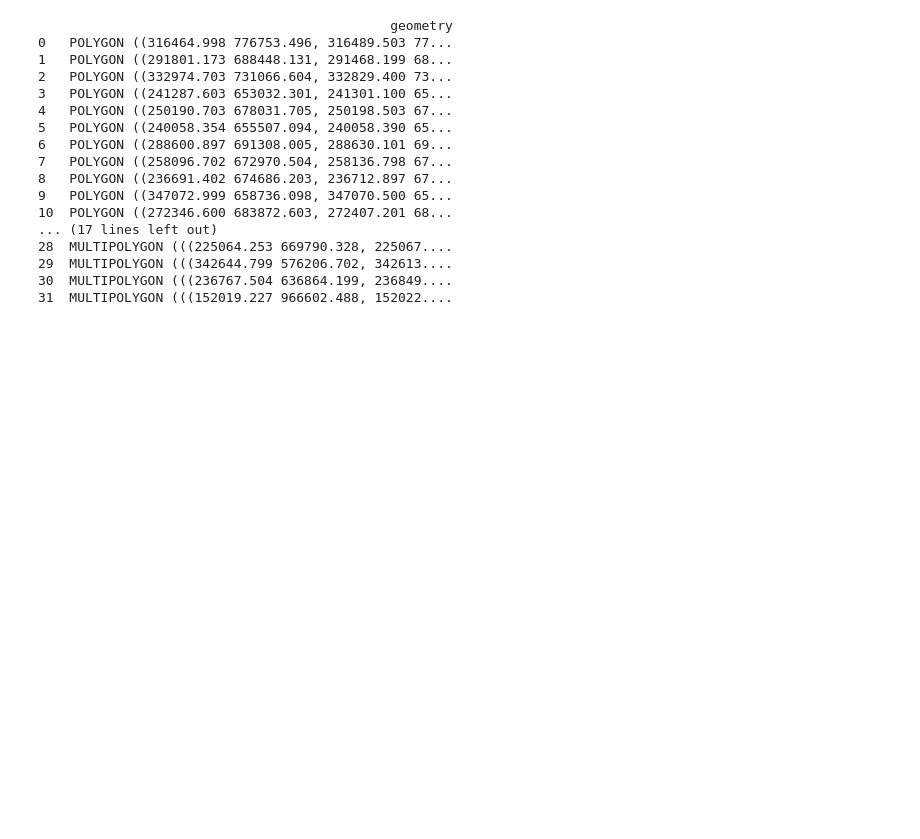
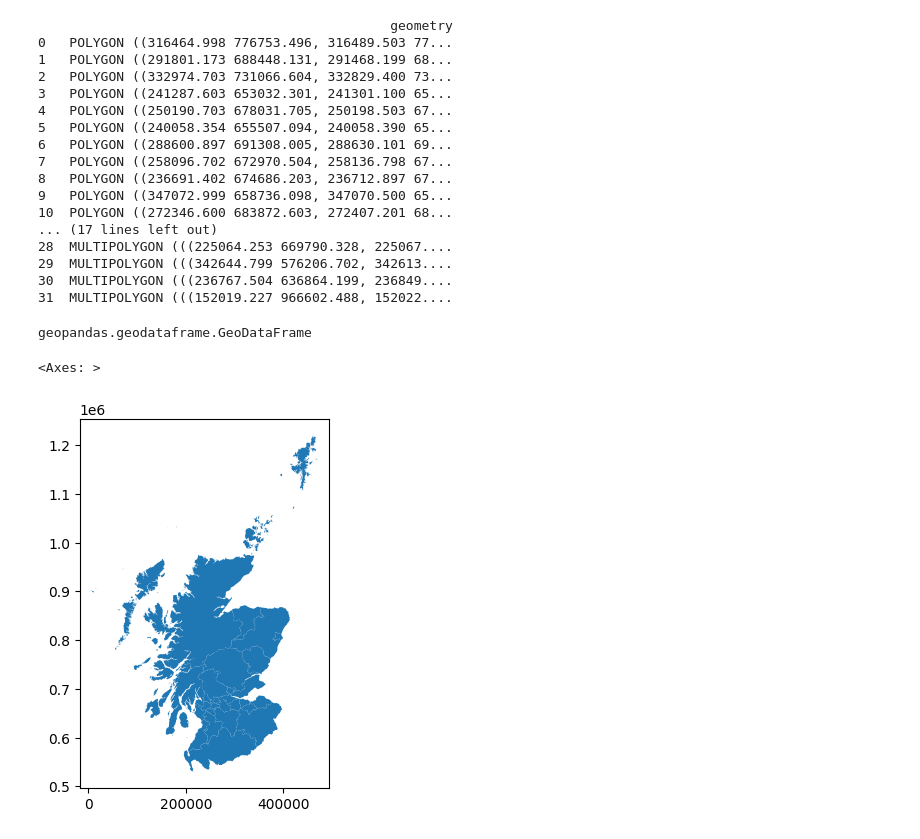
Before and after one commit to Meowmixforme/Geopandas-Test, a Jupyter notebook: Scottish_Boundries.ipynb, the cells around one changed output. Drawn from its saved outputs; the diff is of its cells as text; code cells hidden in the pictures; blank space fills up the shorter version.

```diff
--- a/Scottish_Boundries.ipynb
+++ b/Scottish_Boundries.ipynb
@@ -27,3 +27,12 @@ print(boundries)
 29  MULTIPOLYGON (((342644.799 576206.702, 342613....
 30  MULTIPOLYGON (((236767.504 636864.199, 236849....
 31  MULTIPOLYGON (((152019.227 966602.488, 152022....
+# %%
+type(boundries)
+# %% [output]
+geopandas.geodataframe.GeoDataFrame
+# %%
+boundries.plot()
+# %% [output]
+<Axes: >
+[figure, added]
```
